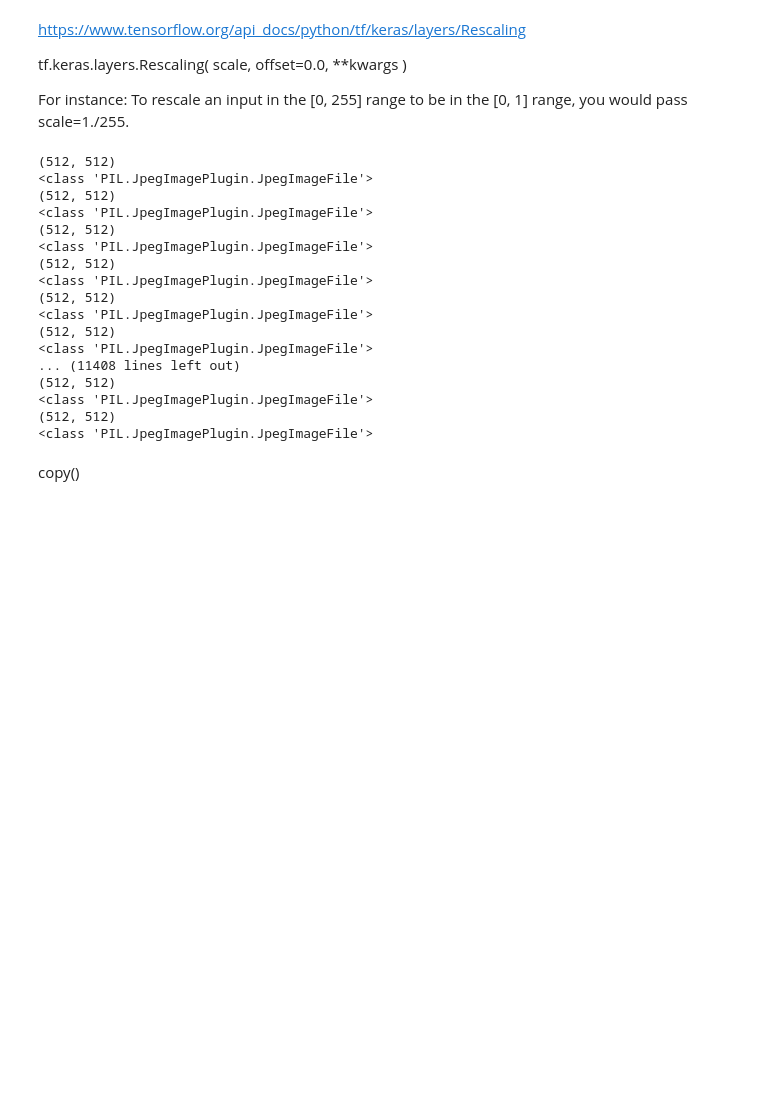
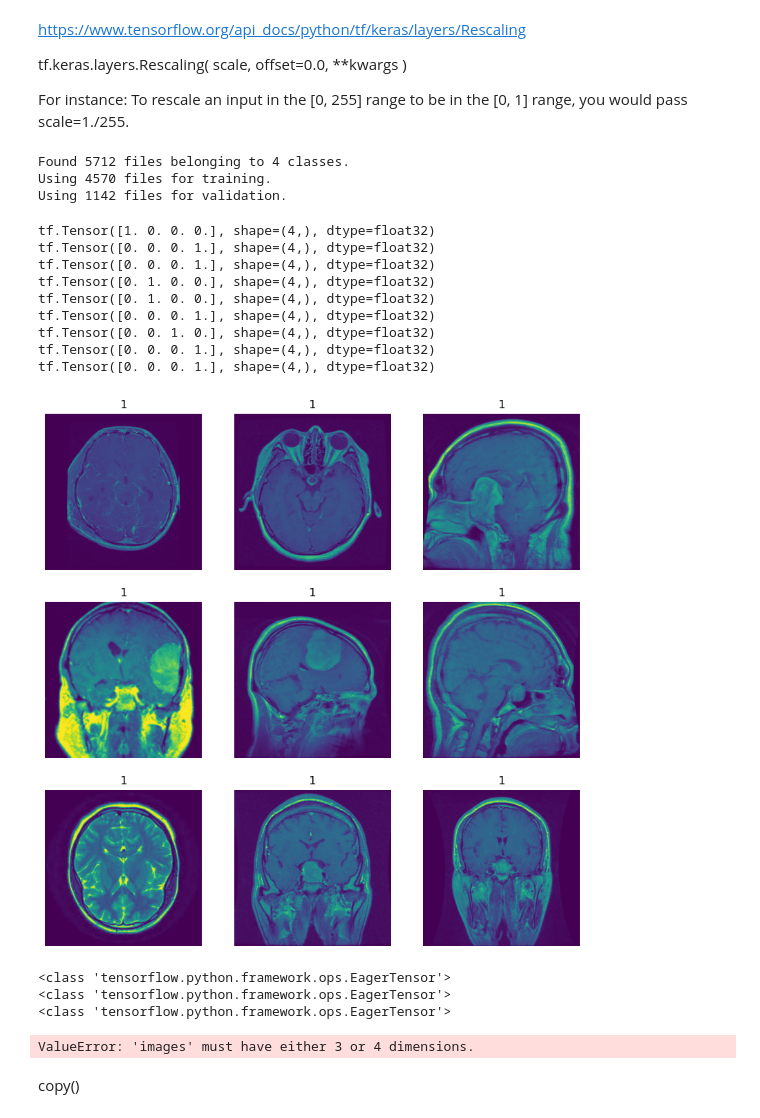
Before and after one commit to phebecarlson/Capstone-Three-CNN, a Jupyter notebook: Brain Tumor Dataset Wrangling.ipynb, the cells around one changed output. Saved outputs shown, nothing was run; the diff lists cells and outputs as text; code cells hidden in the pictures; blank space fills up the shorter version.

Commit message:
Replace some functions with Keras Utils

```diff
--- a/Brain Tumor Dataset Wrangling.ipynb
+++ b/Brain Tumor Dataset Wrangling.ipynb
@@ -96,21 +101,61 @@ tf.keras.layers.Rescaling(
 
 For instance:
 To rescale an input in the [0, 255] range to be in the [0, 1] range, you would pass scale=1./255.
+# %%
+train_img_dataset, val_img_dataset = tf.keras.preprocessing.image_dataset_from_directory(
+    train_dir,
+    labels='inferred',
+    label_mode='categorical',
+    class_names=['glioma', 'meningioma', 'notumor', 'pituitary'],
+    color_mode='grayscale',
+    batch_size=32,
+    image_size=(256, 256),
+    shuffle=True,
+    seed=42,
+    validation_split=0.2,
+    subset='both',
+    interpolation='bilinear',
+    crop_to_aspect_ratio=True
+)
+# %% [output]
+Found 5712 files belonging to 4 classes.
+Using 4570 files for training.
+Using 1142 files for validation.
+# %%
+plt.figure(figsize=(10, 10))
+for images, labels in train_img_dataset.take(1):
+    for i in range(9):
+        ax = plt.subplot(3, 3, i + 1)
+        print(labels[i])
+        plt.imshow(images[i].numpy().astype('float32'))
+        plt.title(1)
+        plt.axis("off")
+# %% [output]
+tf.Tensor([1. 0. 0. 0.], shape=(4,), dtype=float32)
+tf.Tensor([0. 0. 0. 1.], shape=(4,), dtype=float32)
+tf.Tensor([0. 0. 0. 1.], shape=(4,), dtype=float32)
+tf.Tensor([0. 1. 0. 0.], shape=(4,), dtype=float32)
+tf.Tensor([0. 1. 0. 0.], shape=(4,), dtype=float32)
+tf.Tensor([0. 0. 0. 1.], shape=(4,), dtype=float32)
+tf.Tensor([0. 0. 1. 0.], shape=(4,), dtype=float32)
+tf.Tensor([0. 0. 0. 1.], shape=(4,), dtype=float32)
+tf.Tensor([0. 0. 0. 1.], shape=(4,), dtype=float32)
+[figure, added]
 # %%
 # function to create image array and label datasets
 # converts to grayscale with Image.convert(), change uint8 to float, and normalize between 0 and 1
 # by dividing image through by 255
 
-def create_im_dataset(im_folder):
+def create_im_dataset(im_dir):
     im_labels = []
     im_array = []
-    for label in os.listdir(im_folder):
-        for image in os.listdir(f'{im_folder}{label}'):
-            im = Image.open(f'{im_folder}{label}/{image}')
+    for label in os.listdir(im_dir):
+        for image in os.listdir(f'{im_dir}{label}'):
+            im = PIL.Image.open(f'{im_dir}{label}/{image}')
             #im = convert_grayscale(im)
-            #im = resize_image(im) #-- wrong number of dimensions
+            im = resize_image(im) #-- wrong number of dimensions
             #im = normalize(im)
-            print(im.size)
+            #print(im.size)
             print(type(im))
             #im = np.array(im)
             #im_array.append(image)
@@ -118,7 +163,7 @@ def create_im_dataset(im_folder):
     return im_labels, im_array
 
 # use create_im_dataset function to create datasets
-train_im_labels, train_im_array = create_im_dataset(train_folder)
+train_im_labels, train_im_array = create_im_dataset(train_dir)
 
 #train_im_array = np.array(train_im_array)
 
@@ -131,23 +176,10 @@ train_im_labels, train_im_array = create_im_dataset(train_folder)
 
 #len(train_im_labels) # sanity check, same number
 # %% [output]
-(512, 512)
-<class 'PIL.JpegImagePlugin.JpegImageFile'>
-(512, 512)
-<class 'PIL.JpegImagePlugin.JpegImageFile'>
-(512, 512)
-<class 'PIL.JpegImagePlugin.JpegImageFile'>
-(512, 512)
-<class 'PIL.JpegImagePlugin.JpegImageFile'>
-(512, 512)
-<class 'PIL.JpegImagePlugin.JpegImageFile'>
-(512, 512)
-<class 'PIL.JpegImagePlugin.JpegImageFile'>
-... (11408 lines left out)
-(512, 512)
-<class 'PIL.JpegImagePlugin.JpegImageFile'>
-(512, 512)
-<class 'PIL.JpegImagePlugin.JpegImageFile'>
+<class 'tensorflow.python.framework.ops.EagerTensor'>
+<class 'tensorflow.python.framework.ops.EagerTensor'>
+<class 'tensorflow.python.framework.ops.EagerTensor'>
+ValueError: 'images' must have either 3 or 4 dimensions.
 # %% [markdown]
 copy()
 # %%
```
Also changed, not shown: parts of 7 cells of this notebook.
